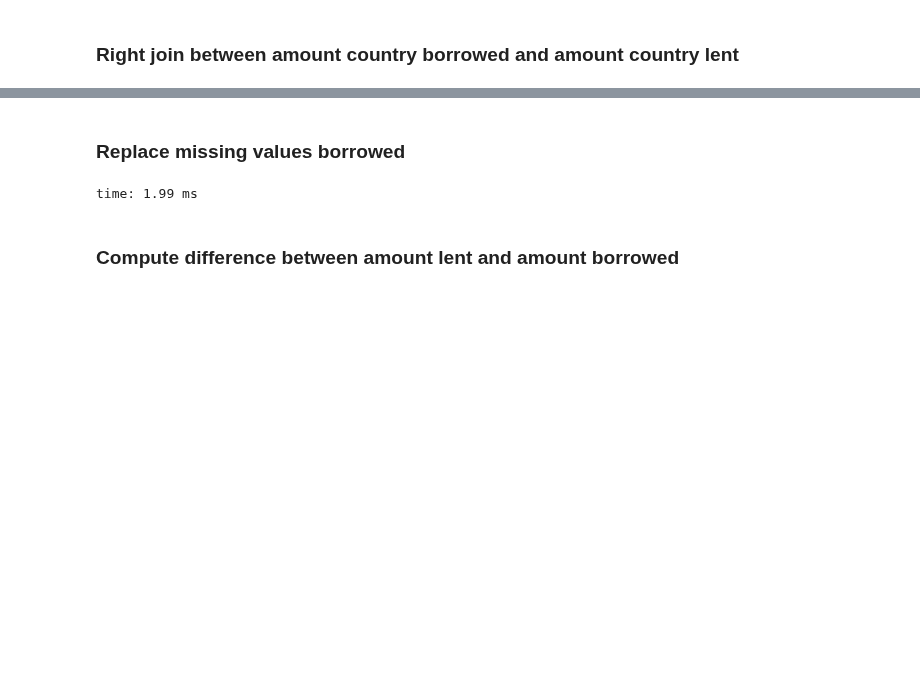
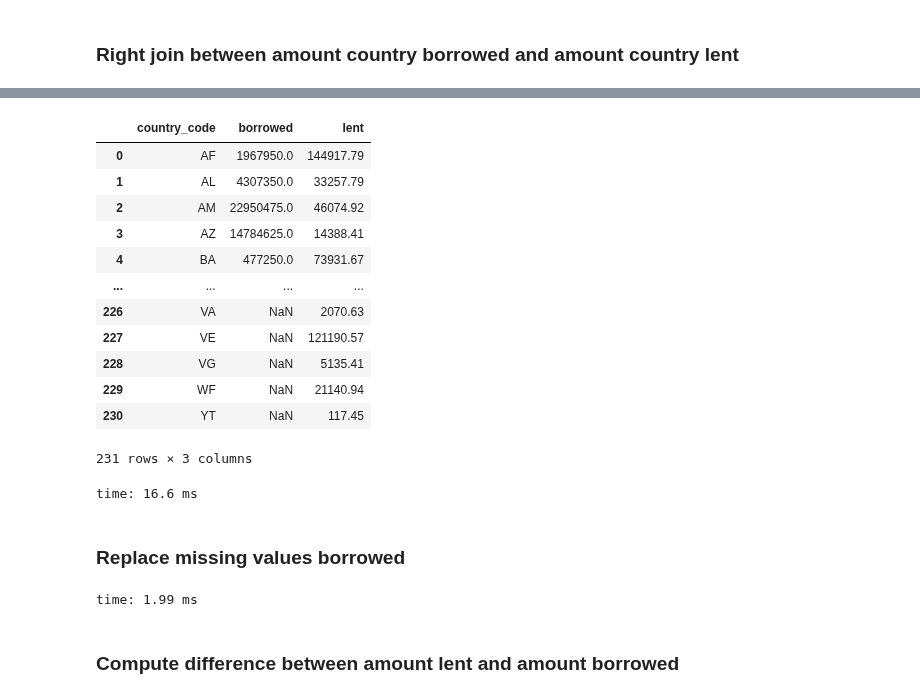
Before and after one commit to gaveter/Project_cs, a Jupyter notebook: Project.ipynb, the cells around one changed output, grey strips where cells are left out. Cells and saved outputs as stored; diff of their text form; code cells hidden in the pictures; blank space fills up the shorter version.

```diff
--- a/Project.ipynb
+++ b/Project.ipynb
@@ -967,3 +900,20 @@ time: 15.2 ms
+# %%
+country_difference
+# %% [output]
+|  | country_code | borrowed | lent |
+| 0 | AF | 1967950.0 | 144917.79 |
+| 1 | AL | 4307350.0 | 33257.79 |
+| 2 | AM | 22950475.0 | 46074.92 |
+| 3 | AZ | 14784625.0 | 14388.41 |
+| 4 | BA | 477250.0 | 73931.67 |
+| ... | ... | ... | ... |
+| 226 | VA | NaN | 2070.63 |
+| 227 | VE | NaN | 121190.57 |
+| 228 | VG | NaN | 5135.41 |
+| 229 | WF | NaN | 21140.94 |
+| 230 | YT | NaN | 117.45 |
+231 rows × 3 columns
+time: 16.6 ms
 # %% [markdown]
 ### Replace missing values borrowed
 # %%
```
Also changed, not shown: parts of 158 cells of this notebook.
